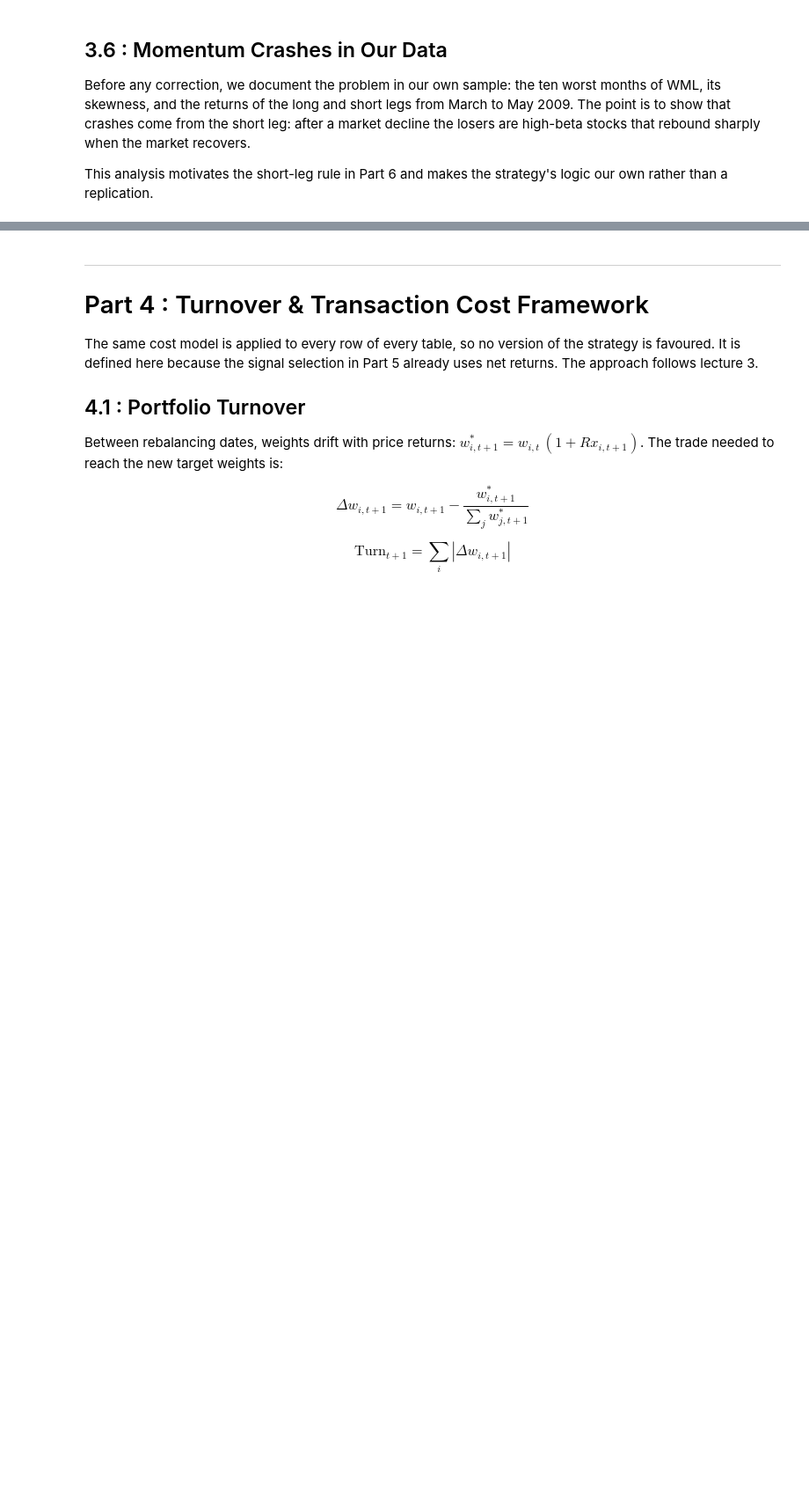
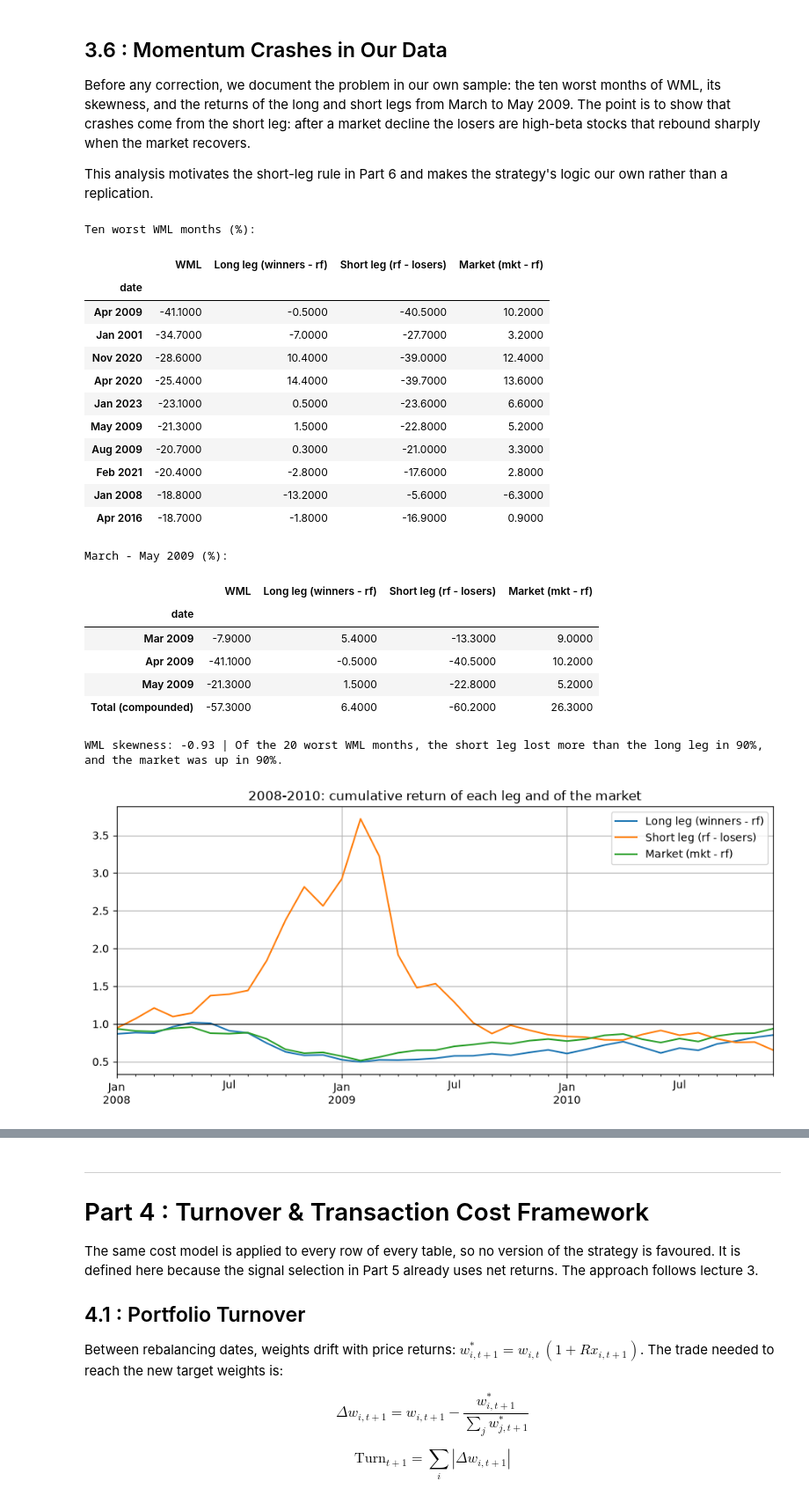
Before and after one commit to olol2/AppliedInvestments, a Jupyter notebook: Momentum_Robust_Notebook.ipynb, the cells around one changed output, grey strips where cells are left out. Shown at 88% size. Cells and saved outputs as stored; diff of their text form; code cells hidden in the pictures; blank space fills up the shorter version.

```diff
--- a/Momentum_Robust_Notebook.ipynb
+++ b/Momentum_Robust_Notebook.ipynb
@@ -874,4 +1080,63 @@ _Interpretation: to be written once results are in._
 Before any correction, we document the problem in our own sample: the ten worst months of WML, its skewness, and the returns of the long and short legs from March to May 2009. The point is to show that crashes come from the short leg: after a market decline the losers are high-beta stocks that rebound sharply when the market recovers.
 
 This analysis motivates the short-leg rule in Part 6 and makes the strategy's logic our own rather than a replication.
+# %%
+# Momentum crashes in our data: where do the losses come from?
+legs = pd.DataFrame({
+    "WML": wml["WML (VW)"],
+    "Long leg (winners - rf)": dec_vw["d10"] - factors["rf"],
+    "Short leg (rf - losers)": factors["rf"] - dec_vw["d1"],   # what the short position earns
+    "Market (mkt - rf)": factors["mkt_rf"],
+}).loc[SAMPLE_START:SAMPLE_END]
+
+# 1. Ten worst months of WML, with the contribution of each leg (WML = long leg + short leg)
+print("Ten worst WML months (%):")
+worst10 = 100 * legs.nsmallest(10, "WML")
+worst10.index = worst10.index.strftime("%b %Y")
+display(worst10.round(1))
+
+# 2. The 2009 momentum crash, month by month
+print("March - May 2009 (%):")
+crash = 100 * legs.loc["2009-03-31":"2009-05-31"]
+crash.index = crash.index.strftime("%b %Y")
+crash.loc["Total (compounded)"] = 100 * ((1 + legs.loc["2009-03-31":"2009-05-31"]).prod() - 1)
+display(crash.round(1))
+
+# 3. Skewness and share of the worst months caused mainly by the short leg
+worst = legs.nsmallest(20, "WML")
+share_short = (worst["Short leg (rf - losers)"] < worst["Long leg (winners - rf)"]).mean()
+print(f"WML skewness: {legs['WML'].skew():.2f} | Of the 20 worst WML months, the short leg lost more "
+      f"than the long leg in {100 * share_short:.0f}%, and the market was up in "
+      f"{100 * (worst['Market (mkt - rf)'] > 0).mean():.0f}%.")
+
+# 4. Picture: cumulative returns around the 2008-2009 crisis
+ax = (1 + legs.loc["2008-01-31":"2010-12-31", ["Long leg (winners - rf)", "Short leg (rf - losers)", "Market (mkt - rf)"]]
+      ).cumprod().plot(figsize=(11, 4.5), title="2008-2010: cumulative return of each leg and of the market")
+ax.axhline(1, color="black", linewidth=0.8)
+ax.set_xlabel("")
+plt.savefig(OUTPUT / "fig_3_6_crash_2009.png", dpi=150, bbox_inches="tight")
+plt.show()
+# %% [output]
+Ten worst WML months (%):
+|  | WML | Long leg (winners - rf) | Short leg (rf - losers) | Market (mkt - rf) |
+| date |  |  |  |  |
+| Apr 2009 | -41.1000 | -0.5000 | -40.5000 | 10.2000 |
+| Jan 2001 | -34.7000 | -7.0000 | -27.7000 | 3.2000 |
+| Nov 2020 | -28.6000 | 10.4000 | -39.0000 | 12.4000 |
+| Apr 2020 | -25.4000 | 14.4000 | -39.7000 | 13.6000 |
+| Jan 2023 | -23.1000 | 0.5000 | -23.6000 | 6.6000 |
+| May 2009 | -21.3000 | 1.5000 | -22.8000 | 5.2000 |
+| Aug 2009 | -20.7000 | 0.3000 | -21.0000 | 3.3000 |
+| Feb 2021 | -20.4000 | -2.8000 | -17.6000 | 2.8000 |
+| Jan 2008 | -18.8000 | -13.2000 | -5.6000 | -6.3000 |
+| Apr 2016 | -18.7000 | -1.8000 | -16.9000 | 0.9000 |
+March - May 2009 (%):
+|  | WML | Long leg (winners - rf) | Short leg (rf - losers) | Market (mkt - rf) |
+| date |  |  |  |  |
+| Mar 2009 | -7.9000 | 5.4000 | -13.3000 | 9.0000 |
+| Apr 2009 | -41.1000 | -0.5000 | -40.5000 | 10.2000 |
+| May 2009 | -21.3000 | 1.5000 | -22.8000 | 5.2000 |
+| Total (compounded) | -57.3000 | 6.4000 | -60.2000 | 26.3000 |
+WML skewness: -0.93 | Of the 20 worst WML months, the short leg lost more than the long leg in 90%, and the market was up in 90%.
+[figure, added]
 # %% [markdown]
```
Also changed, not shown: parts of 15 cells of this notebook, 3 other files.
